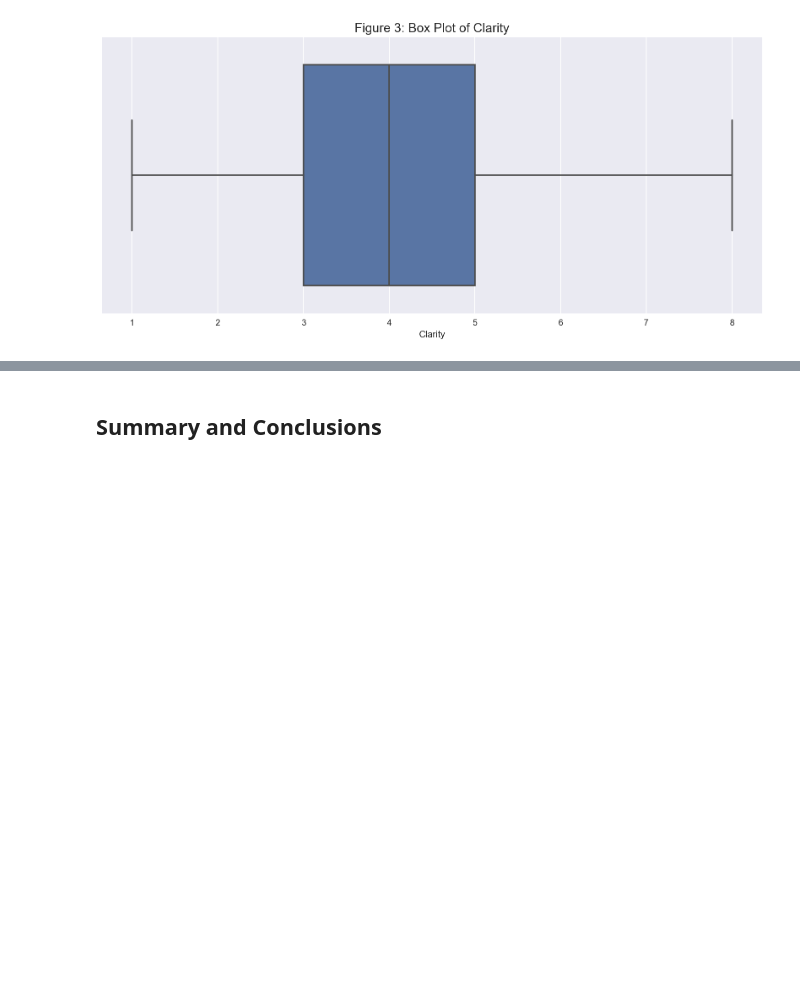
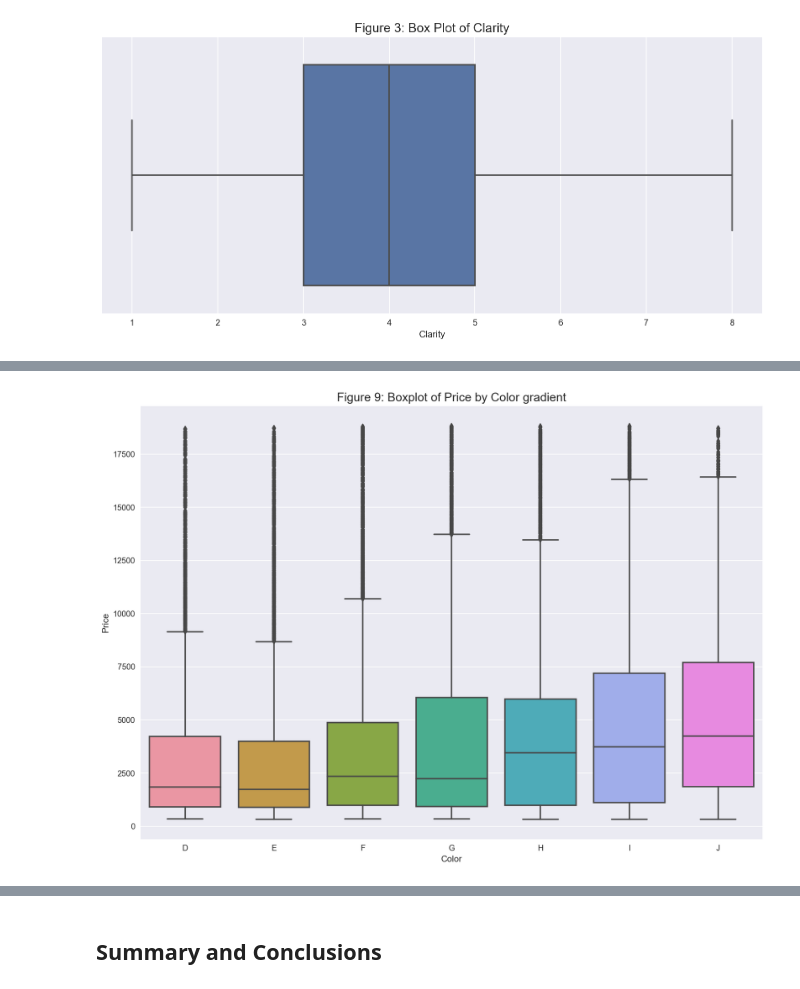
Before and after one commit to Jobi060704/Predicting-Diamond-Prices-RMIT, a Jupyter notebook: mathstuffthing.ipynb, the cells around one changed output, grey strips where cells are left out. Drawn from its saved outputs; the diff is of its cells as text; code cells hidden in the pictures; blank space fills up the shorter version.

```diff
--- a/mathstuffthing.ipynb
+++ b/mathstuffthing.ipynb
@@ -234,0 +263,7 @@ plt.show()
+# %%
+plt.figure(figsize = (14,10))
+sns.boxplot(new_diamond_df['Color'], new_diamond_df['Price'], order=['D','E','F','G','H','I','J'])
+plt.title('Figure 9: Boxplot of Price by Color gradient', fontsize = 15)
+plt.show()
+# %% [output]
+[figure, added]
```
Also changed, not shown: parts of 13 cells of this notebook.
